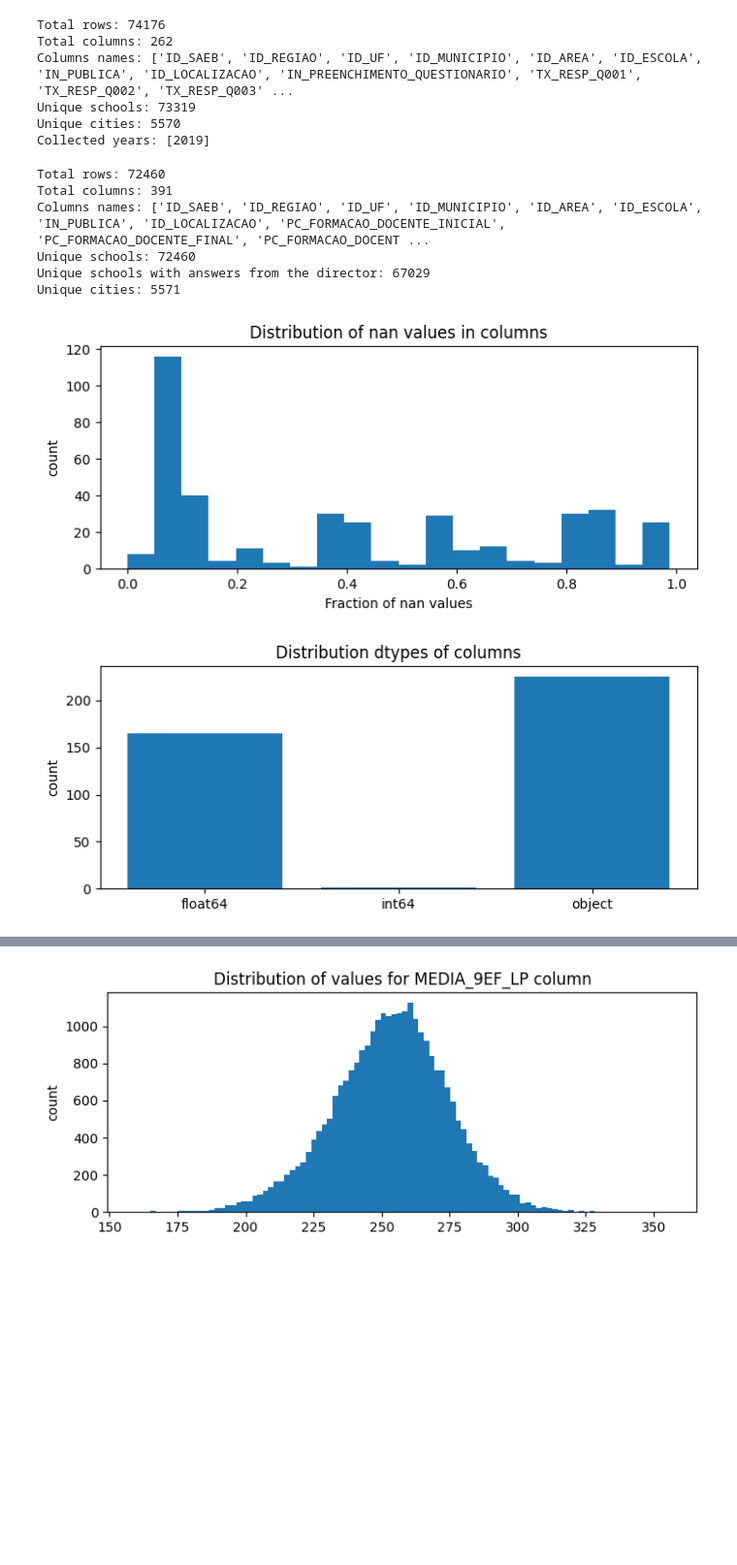
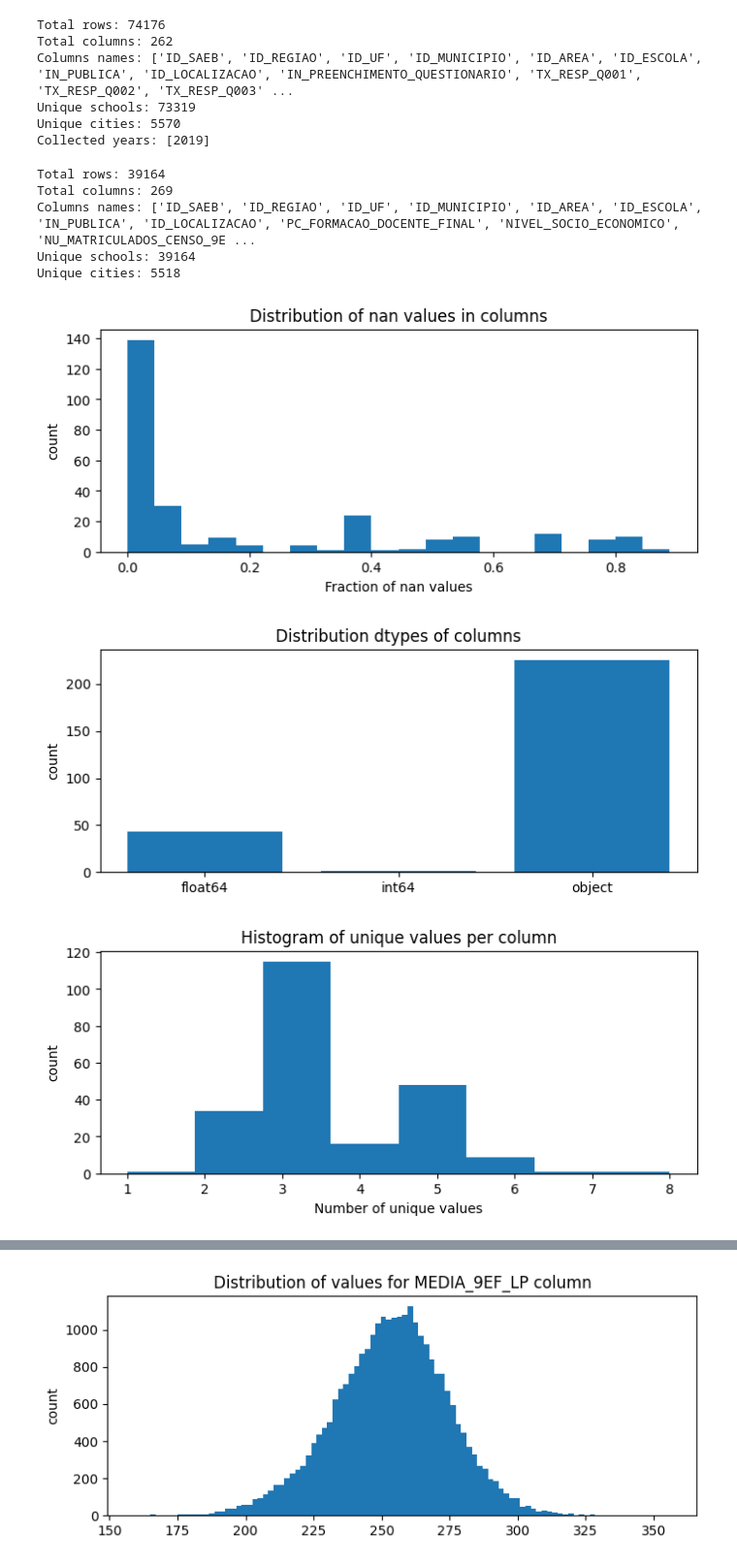
Before and after one commit to GiovaniValdrighi/school_eval_ethical, a Jupyter notebook: notebooks/data_cleaning.ipynb, the cells around one changed output, grey strips where cells are left out. Shown: that part at 97% size. Drawn from its saved outputs; the diff is of its cells as text; code cells hidden in the pictures; blank space fills up the shorter version.

Commit message:
small changes, removing extra columns

```diff
--- a/notebooks/data_cleaning.ipynb
+++ b/notebooks/data_cleaning.ipynb
@@ -41,6 +41,18 @@ def plot_dtypes(df):
   plt.ylabel("count")
   plt.title(f"Distribution dtypes of columns")
   plt.show()
+
+def plot_unique_counts(df):
+  fig = plt.figure(figsize = (8, 3))
+  counts = []
+  for col in df.columns:
+    if df[col].dtype == "object":
+      counts.append(len(df[col].unique()))
+  plt.hist(counts, bins = max(counts))
+  plt.ylabel("count")
+  plt.xlabel("Number of unique values")
+  plt.title("Histogram of unique values per column")
+  plt.show()
 # %%
 path = "/content/drive/MyDrive/courses/ai_ethics/school_eval/data/microdados_saeb_2019/DADOS/TS_ESCOLA.csv"
 df_escola = pd.read_csv(path, encoding = "latin1", sep = ";")
@@ -92,23 +104,55 @@ df = pd.merge(
     suffixes = ("", "_copy")
 )
 df = df.drop(columns = [col for col in df.columns if "_copy" in col])
+
+# we will focus on final years of basic education
+# so we remove columns related to the saeb of other yeras
+columns_to_remove = [col for col in df.columns if "Nivel_" in col] + [
+  "MEDIA_5EF_LP",
+  "MEDIA_5EF_MT",
+  "MEDIA_EMT_LP",
+  "MEDIA_EMT_MT",
+  "MEDIA_EMI_LP",
+  "MEDIA_EMI_MT",
+  "MEDIA_EM_LP",
+  "MEDIA_EM_MT",
+  "PC_FORMACAO_DOCENTE_INICIAL",
+  "PC_FORMACAO_DOCENTE_MEDIO",
+  "NU_MATRICULADOS_CENSO_5EF",
+  "NU_PRESENTES_5EF",
+  "TAXA_PARTICIPACAO_5EF",
+  "NU_MATRICULADOS_CENSO_EMT",
+  "NU_PRESENTES_EMT",
+  "TAXA_PARTICIPACAO_EMT",
+  "NU_MATRICULADOS_CENSO_EMI",
+  "NU_PRESENTES_EMI",
+  "TAXA_PARTICIPACAO_EMI",
+  "NU_MATRICULADOS_CENSO_EM",
+  "NU_PRESENTES_EM",
+  "TAXA_PARTICIPACAO_EM",
+]
+df = df.drop(columns = columns_to_remove)
+
+
+# many schools does not have the final years of basic education, so we will filter the ones that have
+df = df[df.TX_RESP_Q037 == "A"]
 # %%
 print(f"Total rows: {df.shape[0]}")
 print(f"Total columns: {df.shape[1]}")
-print("Columns names:", df.columns.tolist())
+print("Columns names:", str(df.columns.tolist()))
 print(f"Unique schools: {len(df.ID_ESCOLA.unique())}")
-print(f"Unique schools with answers from the director: {len(df[df.IN_PREENCHIMENTO_QUESTIONARIO == 1].ID_ESCOLA.unique())}")
 print(f"Unique cities: {len(df.ID_MUNICIPIO.unique())}")
 # %% [output]
-Total rows: 72460
-Total columns: 391
-Columns names: ['ID_SAEB', 'ID_REGIAO', 'ID_UF', 'ID_MUNICIPIO', 'ID_AREA', 'ID_ESCOLA', 'IN_PUBLICA', 'ID_LOCALIZACAO', 'PC_FORMACAO_DOCENTE_INICIAL', 'PC_FORMACAO_DOCENTE_FINAL', 'PC_FORMACAO_DOCENT ...
-Unique schools: 72460
-Unique schools with answers from the director: 67029
-Unique cities: 5571
+Total rows: 39164
+Total columns: 269
+Columns names: ['ID_SAEB', 'ID_REGIAO', 'ID_UF', 'ID_MUNICIPIO', 'ID_AREA', 'ID_ESCOLA', 'IN_PUBLICA', 'ID_LOCALIZACAO', 'PC_FORMACAO_DOCENTE_FINAL', 'NIVEL_SOCIO_ECONOMICO', 'NU_MATRICULADOS_CENSO_9E ...
+Unique schools: 39164
+Unique cities: 5518
 # %%
 plot_nan_dist(df)
 plot_dtypes(df)
+plot_unique_counts(df)
 # %% [output]
-[figure, old version]
+[figure, new version]
-[figure, old version]
+[figure, new version]
+[figure, added]
```
Also changed, not shown: parts of 6 cells of this notebook.
